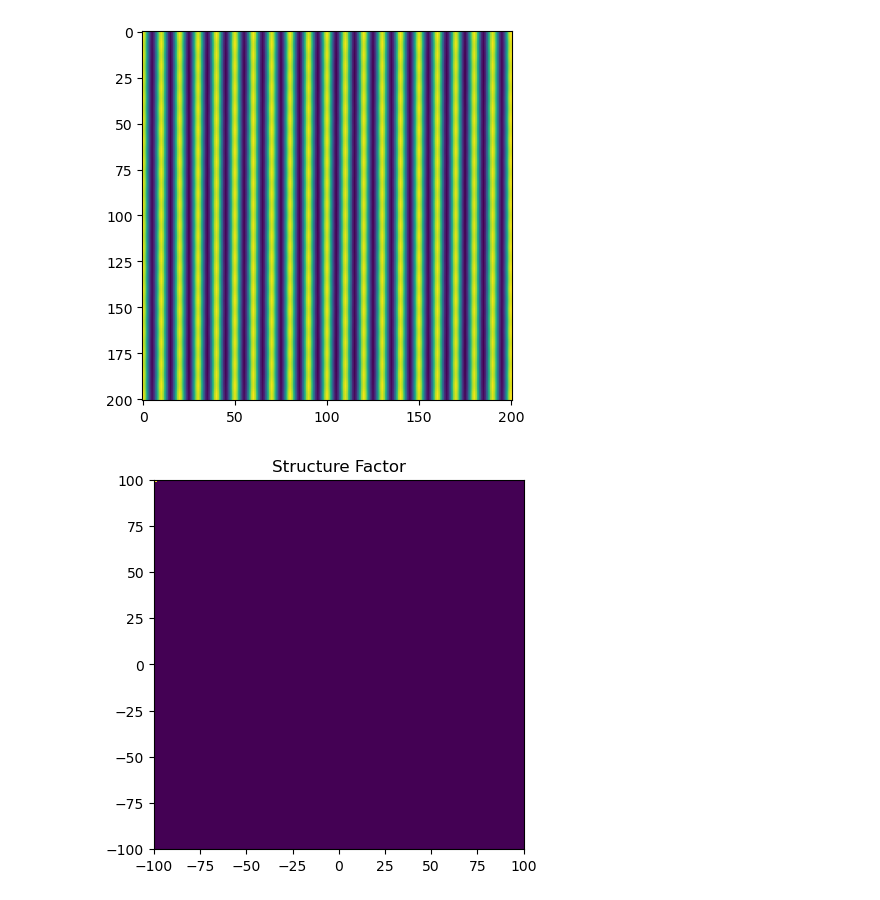
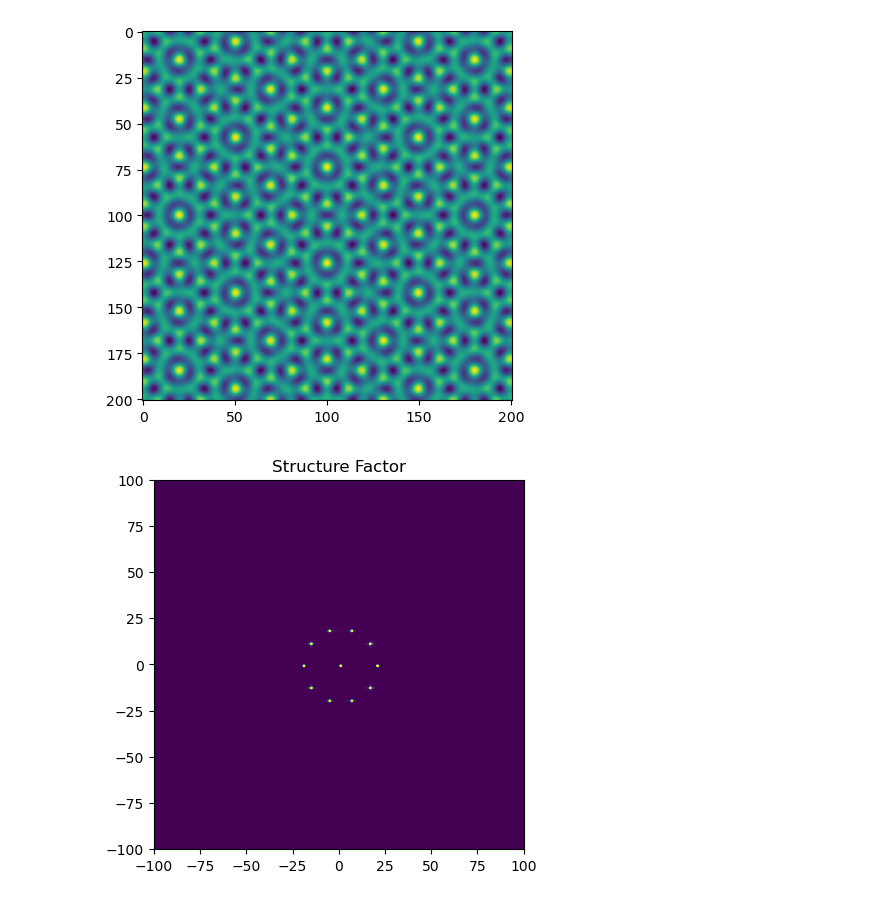
Before and after one commit to martiniani-lab/FReSCo, a Jupyter notebook: examples/UwNU.ipynb, the cells around one changed output. Drawn from its saved outputs; the diff is of its cells as text; code cells hidden in the pictures.

```diff
--- a/examples/UwNU.ipynb
+++ b/examples/UwNU.ipynb
@@ -11,7 +11,7 @@ gridsize = np.ones(ndim,dtype=np.int32)*int(2*Nside+1) # grid shape
 x0 = np.ones(gridsize) # Initial condition
 # %%
 K = 10             # Distance from center of peaks we are constraining
-Npeaks = 3         # Number of peaks we are constraining
+Npeaks = 5       # Number of peaks we are constraining
 thetas = (np.arange(Npeaks)/Npeaks)*np.pi
 
 # Create list of peak coordinates to constrain
@@ -29,7 +29,7 @@ loss = UwNU(gridsize, Kvecs, Sk, wk, L) # Initialize loss function
 minimizer = LBFGS_CPP(x0.ravel(), loss, iprint=100) # Initialize minimizer
 # %%
 # Run the minimization
-minimizer.run(1000)
+minimizer.run(10000)
 res = minimizer.get_result()
 x = np.array(res.coords)
 # %% [output]
@@ -52,18 +59,21 @@ ax.imshow(output)
 ax.set_aspect('equal')
 plt.show()
 # %% [output]
-[figure, old version]
+[figure, new version]
 # %%
-rhohat = np.fft.fft2(output)
+hamming = 0.54+0.46*np.cos(np.arange(-Nside,Nside+1)*2*np.pi)
+output *= hamming.reshape(-1,1)*hamming.reshape(1,-1)
+
+rhohat = np.fft.ifftshift(np.fft.fft2(output))
 
 Sk = np.absolute(rhohat)**2
 Sk /= np.sum(np.absolute(output)**2)
 
 
 fig = plt.figure()
 ax = fig.gca()
-ax.imshow(Sk,vmin=0,vmax=1,extent=[-Nside, Nside, -Nside, Nside])
+ax.imshow(Sk,vmin=0,vmax=1000,extent=[-Nside, Nside, -Nside, Nside])
 ax.set_title("Structure Factor")
 plt.show()
 # %% [output]
-[figure, old version]
+[figure, new version]
```
Also changed, not shown: parts of 1 cell of this notebook, 2 other files.
